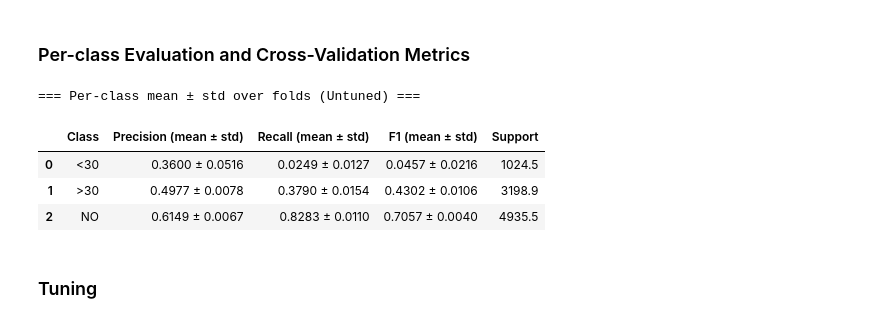
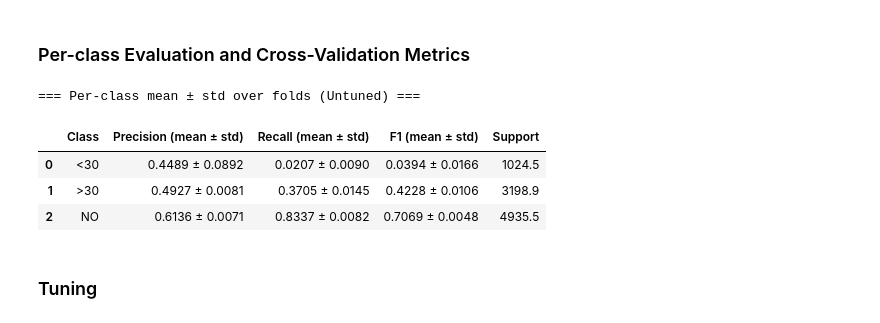
Before and after one commit to levon-d/BENG0095_Coursework, a Jupyter notebook: notebooks/NNs_model_libraries.ipynb, the cells around one changed output. Saved outputs shown, nothing was run; the diff lists cells and outputs as text; code cells hidden in the pictures.

```diff
--- a/notebooks/NNs_model_libraries.ipynb
+++ b/notebooks/NNs_model_libraries.ipynb
@@ -150,7 +92,7 @@ folds=[]
 if 'patient_nbr' in train_df.columns:
     groups = train_df['patient_nbr'].to_numpy()
     print("Using train_df['patient_nbr'] as groups for StratifiedGroupKFold.")
-for fold_idx, (train_idx, val_idx) in enumerate(skf.split(X, y, groups=groups)):
+for fold_idx, (train_idx, val_idx) in enumerate(skf.split(X, y_idx, groups=groups)):
     folds.append((train_idx, val_idx))
     print(f"Fold {fold_idx}: Train size = {len(train_idx)}, validation size = {len(val_idx)}")
 # %% [output]
@@ -477,12 +400,13 @@ def backpropagation(X,Y,weights, biases, activation_funcs, class_weights=None):
 # %%
 print("Backpropagation gradient shape check:")
 # single sample backpropagation test
-w_grads_single, b_grads_single = backpropagation(X_norm[0:1], y_onehot[0:1], weights, biases, activation_funcs)
+w_grads_single, b_grads_single = backpropagation(X[0:1], y_onehot[0:1], weights, biases, activation_funcs)
 for i, (w_grad, b_grad) in enumerate(zip(w_grads_single, b_grads_single)):
     print(f"Layer {i} weight gradient shape: {w_grad.shape}, bias gradient shape: {b_grad.shape}")
 print("\n" +"-"*50 + "\n")
+
 # batch sample backpropagation test
-w_grads_batch, b_grads_batch = backpropagation(X_norm[0:10], y_onehot[0:10], weights, biases, activation_funcs)
+w_grads_batch, b_grads_batch = backpropagation(X[0:10], y_onehot[0:10], weights, biases, activation_funcs)
 for i, (w_grad, b_grad) in enumerate(zip(w_grads_batch, b_grads_batch)):
     print(f"Layer {i} weight gradient shape: {w_grad.shape}, bias gradient shape: {b_grad.shape}")
 # %% [output]
@@ -527,14 +451,14 @@ def init_params (layer_sizes, seed=0,he_for_relu=True):
 ### Mini-Batch Generator (SGD)
 # %%
 # generator for mini-batches Stochastic Gradient Descent (SGD), optionally shuffles the data at each epoch.
-def iterate_minibatches (X, Y, batch_size=256, shuffle = True, seed=0):
+def iterate_minibatches (X, Y, batch_size=256, shuffle = True, seed=0, epoch=0):
     # X: input data, shape (num_samples, n_features)
     # Y: true labels in one-hot encoding, shape (num_samples, num_classes)
     num_samples = X.shape[0]
     indices = np.arange(num_samples) # shuffle indices instead of data to avoid modifying the original data.
     # randomly permute the order of samples to ensure each epoch sees data in different order.
     if shuffle:
-        rng = np.random.default_rng(seed)
+        rng = np.random.default_rng(seed + epoch)
         rng.shuffle(indices)
     # mini-batch loop
     for start_idx in range(0, num_samples, batch_size):
@@ -781,50 +701,53 @@ def print_per_class_summary(per_class_summary, title="Per-class mean ± std over
     print(f"\n=== {title} ===")
     display(df)
 # %%
-def per_class_table_from_fold_results(fold_results, folds, X_norm, y_onehot, activation_funcs, class_names, title=None):
+def per_class_table_from_fold_results(fold_results, folds, X, y_onehot, activation_funcs, class_names, title=None):
     """
-    fold_results: list of tuples like (best_val_loss, best_seed, bestW, bestB, best_history)
-                 OR list of dicts containing weights/biases.
+    fold_results: list of tuples (best_val_loss, W, B, history, mean, std)
     """
     fold_metrics_detailed = []
 
     for fold_idx, fr in enumerate(fold_results):
-        # ---- support both tuple and dict formats ----
+        # Unpack fold results (now includes normalization params)
         if isinstance(fr, dict):
             bestW, bestB = fr["weights"], fr["biases"]
+            mean, std = fr["mean"], fr["std"]
         else:
-            # (best_val_loss, best_seed, bestW, bestB, best_history)
-            bestW, bestB = fr[2], fr[3]
+            # (best_val_loss, W, B, history, mean, std)
+            bestW, bestB = fr[1], fr[2]
+            mean, std = fr[4], fr[5]
 
         _, val_idx = folds[fold_idx]
-        X_val, Y_val = X_norm[val_idx], y_onehot[val_idx]
+        X_val_raw = X[val_idx]
+        X_val_norm = (X_val_raw - mean) / std  # Apply normalization
+        Y_val = y_onehot[val_idx]
 
-        m_val = evaluate_fold(X_val, Y_val, bestW, bestB, activation_funcs)
+        m_val = evaluate_fold(X_val_norm, Y_val, bestW, bestB, activation_funcs)
         fold_metrics_detailed.append(m_val)
 
-    per_class_summary_untuned = per_class_table_from_fold_results(
-    fold_results, folds, X_norm, y_onehot, activation_funcs, class_names,
-    title="Per-class mean ± std over folds (Untuned)"
-)
-    return per_class_summary_untuned
+    # Fixed: call summarise_per_class_over_folds, not itself!
+    per_class_summary = summarise_per_class_over_folds(fold_metrics_detailed, class_names)
+
+    if title:
+        print_per_class_summary(per_class_summary, title=title)
+
+    return per_class_summary
+
 
 # compute per-class metrics over folds
 class_names = ['<30', '>30', 'NO']  # ensure this matches the one-hot encoding order
-fold_metrics_detailed = []
-for fold_idx, (best_val_loss, best_seed, bestW, bestB, best_history) in enumerate(fold_results):
-    # evaluate on this fold's val set using the BEST weights/biases
-    train_idx, val_idx = folds[fold_idx]
-    X_val, Y_val = X_norm[val_idx], y_onehot[val_idx]
-    m_val = evaluate_fold(X_val, Y_val, bestW, bestB, activation_funcs)
-    fold_metrics_detailed.append(m_val)
-per_class_summary_untuned = summarise_per_class_over_folds(fold_metrics_detailed, class_names)
-print_per_class_summary(per_class_summary_untuned, title="Per-class mean ± std over folds (Untuned)")
+
+# Use the function instead of duplicating logic
+per_class_summary_untuned = per_class_table_from_fold_results(
+    fold_results, folds, X, y_onehot, activation_funcs, class_names,
+    title="Per-class mean ± std over folds (Untuned)"
+)
 # %% [output]
 === Per-class mean ± std over folds (Untuned) ===
 |  | Class | Precision (mean ± std) | Recall (mean ± std) | F1 (mean ± std) | Support |
-| 0 | <30 | 0.3600 ± 0.0516 | 0.0249 ± 0.0127 | 0.0457 ± 0.0216 | 1024.5 |
-| 1 | >30 | 0.4977 ± 0.0078 | 0.3790 ± 0.0154 | 0.4302 ± 0.0106 | 3198.9 |
-| 2 | NO | 0.6149 ± 0.0067 | 0.8283 ± 0.0110 | 0.7057 ± 0.0040 | 4935.5 |
+| 0 | <30 | 0.4489 ± 0.0892 | 0.0207 ± 0.0090 | 0.0394 ± 0.0166 | 1024.5 |
+| 1 | >30 | 0.4927 ± 0.0081 | 0.3705 ± 0.0145 | 0.4228 ± 0.0106 | 3198.9 |
+| 2 | NO | 0.6136 ± 0.0071 | 0.8337 ± 0.0082 | 0.7069 ± 0.0048 | 4935.5 |
 # %% [markdown]
 ### Tuning
 # %%
```
Also changed, not shown: parts of 33 cells of this notebook, 8 other files.
